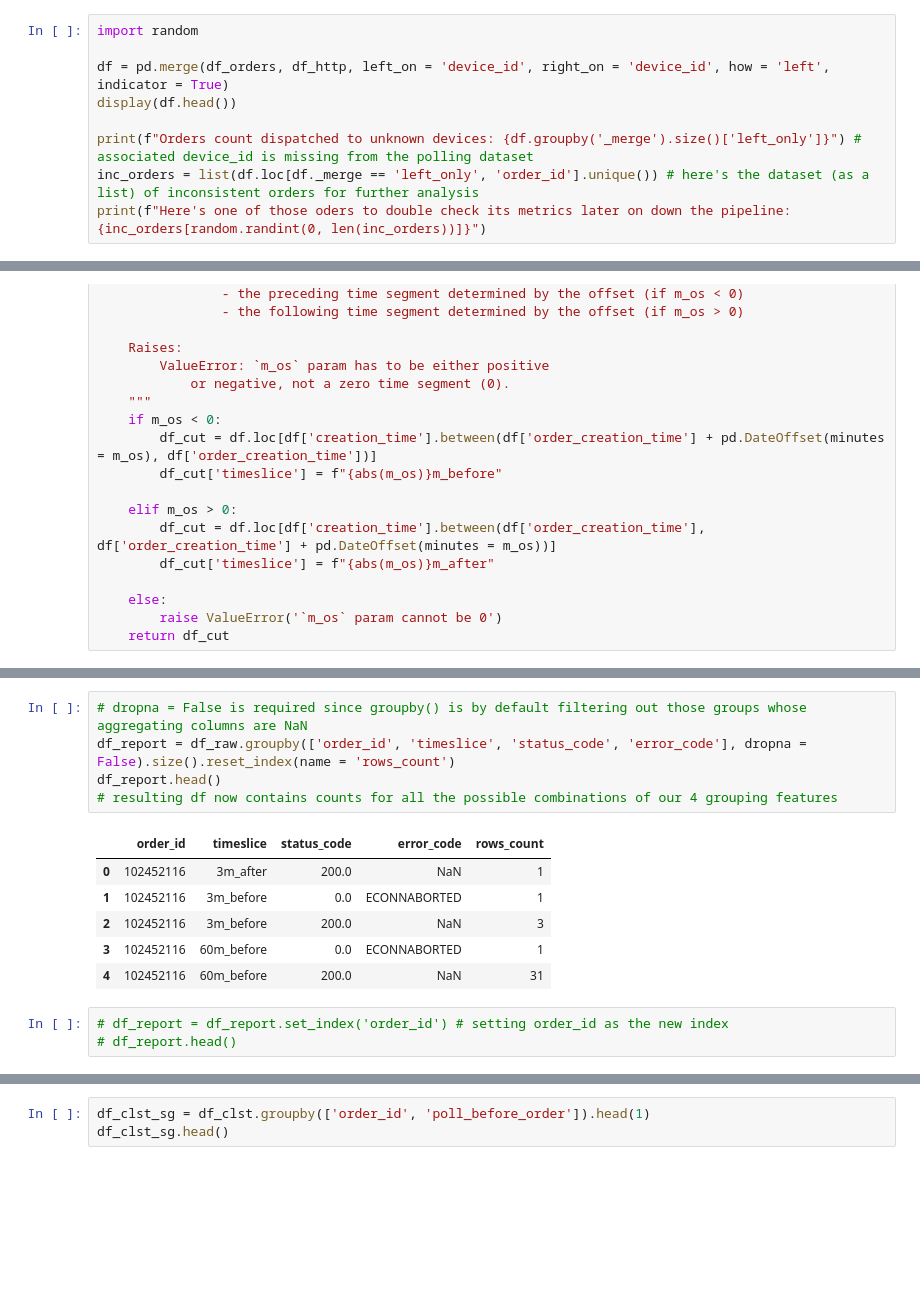
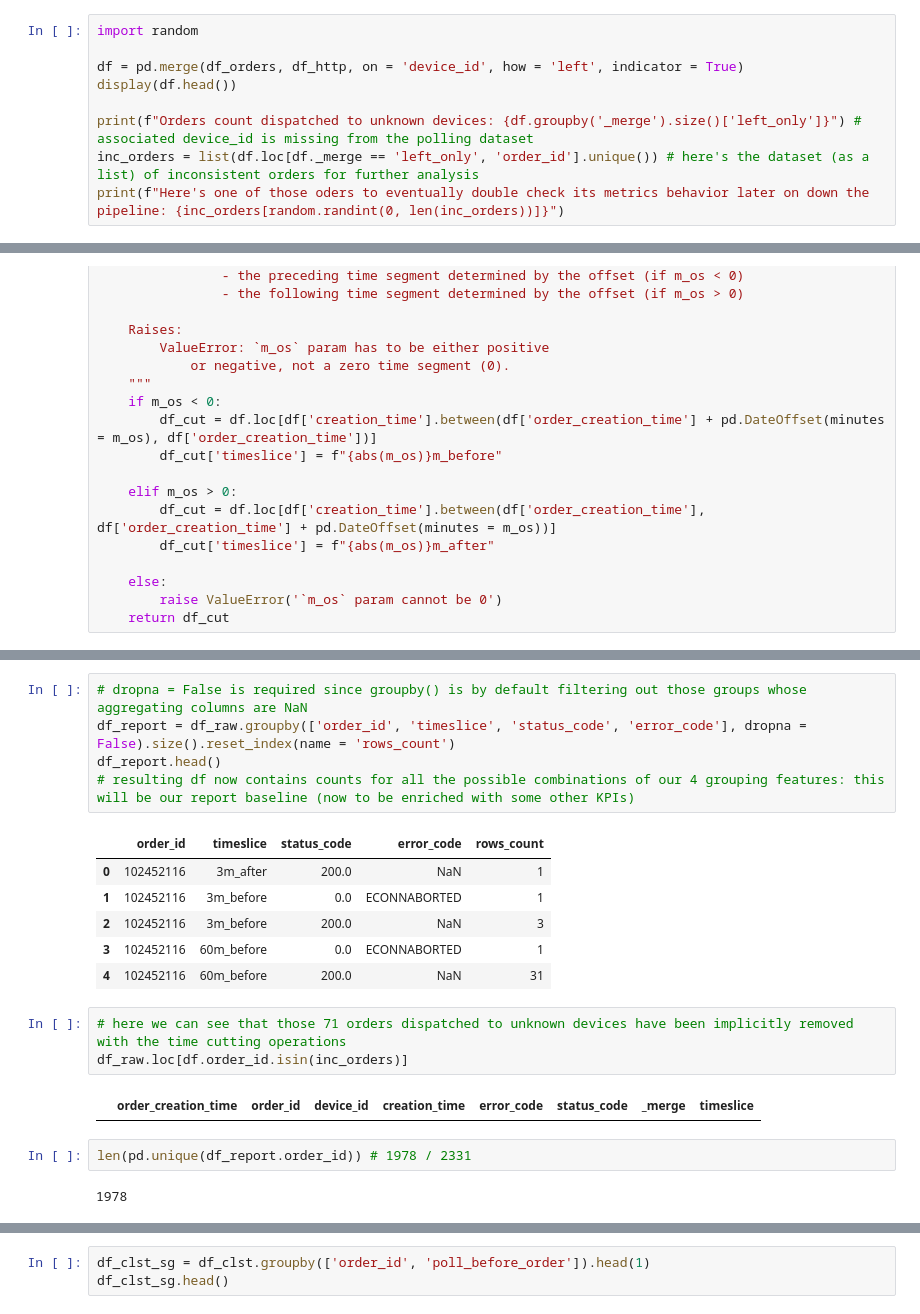
Before and after one commit to gaelsuv/glovo, a Jupyter notebook: solution/test_python/exercise.ipynb, the cells around one changed output, grey strips where cells are left out. Cells and saved outputs as stored; diff of their text form; blank space fills up the shorter version.

```diff
--- a/solution/test_python/exercise.ipynb
+++ b/solution/test_python/exercise.ipynb
@@ -69,12 +57,12 @@ Orders count post-cleaning: 2331
 # %%
 import random
 
-df = pd.merge(df_orders, df_http, left_on = 'device_id', right_on = 'device_id', how = 'left', indicator = True)
+df = pd.merge(df_orders, df_http, on = 'device_id', how = 'left', indicator = True)
 display(df.head())
 
 print(f"Orders count dispatched to unknown devices: {df.groupby('_merge').size()['left_only']}") # associated device_id is missing from the polling dataset
 inc_orders = list(df.loc[df._merge == 'left_only', 'order_id'].unique()) # here's the dataset (as a list) of inconsistent orders for further analysis
-print(f"Here's one of those oders to double check its metrics later on down the pipeline: {inc_orders[random.randint(0, len(inc_orders))]}")
+print(f"Here's one of those oders to eventually double check its metrics behavior later on down the pipeline: {inc_orders[random.randint(0, len(inc_orders))]}")
 # %% [output]
 |  | order_creation_time | order_id | device_id | creation_time | error_code | status_code | _merge |
 | 0 | 2020-02-26 00:08:19 | 102452116 | d0bc996f-72d2-4ec2-8f40-d82d81120862 | 2020-02-26 05:29:34.363 | NaN | 200.0 | both |
@@ -154,7 +138,7 @@ df_raw.loc[df_raw.order_id == 102452116].head()
 # dropna = False is required since groupby() is by default filtering out those groups whose aggregating columns are NaN
 df_report = df_raw.groupby(['order_id', 'timeslice', 'status_code', 'error_code'], dropna = False).size().reset_index(name = 'rows_count')
 df_report.head()
-# resulting df now contains counts for all the possible combinations of our 4 grouping features
+# resulting df now contains counts for all the possible combinations of our 4 grouping features: this will be our report baseline (now to be enriched with some other KPIs)
 # %% [output]
 |  | order_id | timeslice | status_code | error_code | rows_count |
 | 0 | 102452116 | 3m_after | 200.0 | NaN | 1 |
@@ -162,7 +146,13 @@ df_report.head()
 | 2 | 102452116 | 3m_before | 200.0 | NaN | 3 |
 | 3 | 102452116 | 60m_before | 0.0 | ECONNABORTED | 1 |
 | 4 | 102452116 | 60m_before | 200.0 | NaN | 31 |
-# %%
-# df_report = df_report.set_index('order_id') # setting order_id as the new index
-# df_report.head()
+# %%
+# here we can see that those 71 orders dispatched to unknown devices have been implicitly removed with the time cutting operations
+df_raw.loc[df.order_id.isin(inc_orders)]
+# %% [output]
+|  | order_creation_time | order_id | device_id | creation_time | error_code | status_code | _merge | timeslice |
+# %%
+len(pd.unique(df_report.order_id)) # 1978 / 2331
+# %% [output]
+1978
 # %% [markdown]
```
Also changed, not shown: parts of 34 cells of this notebook, 1 other file.
